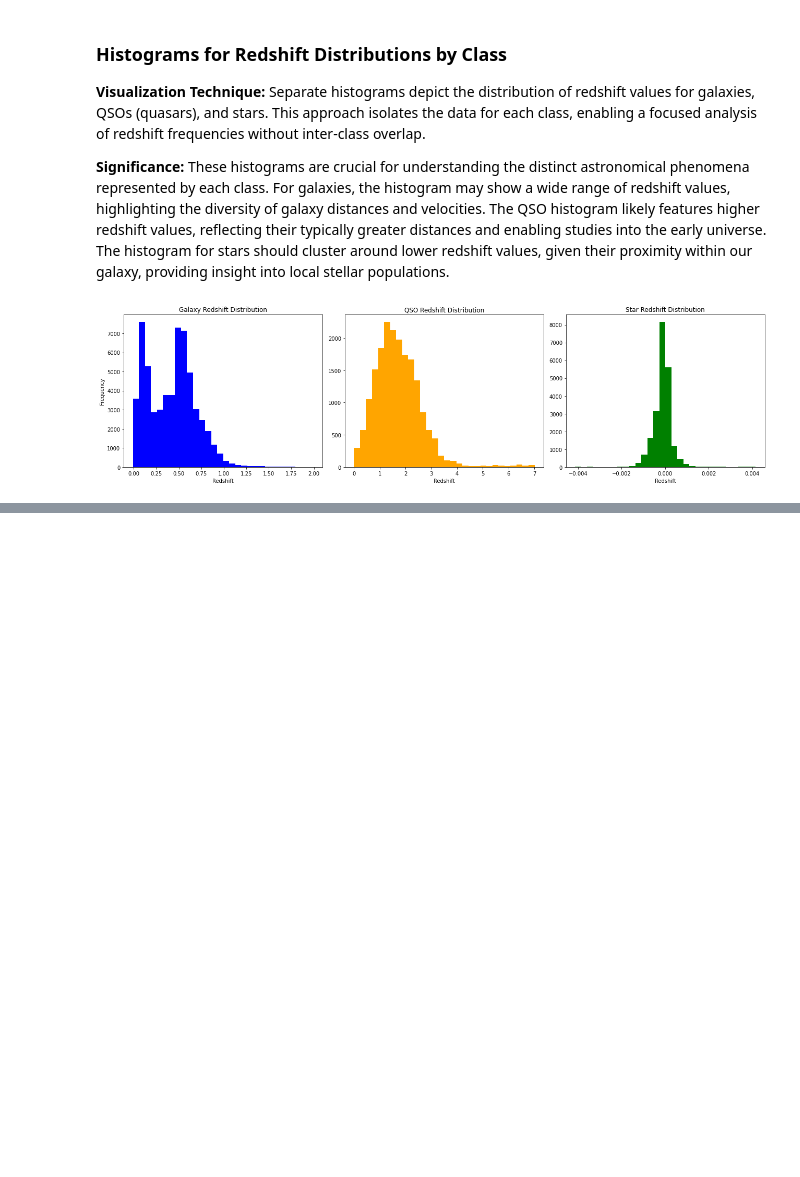
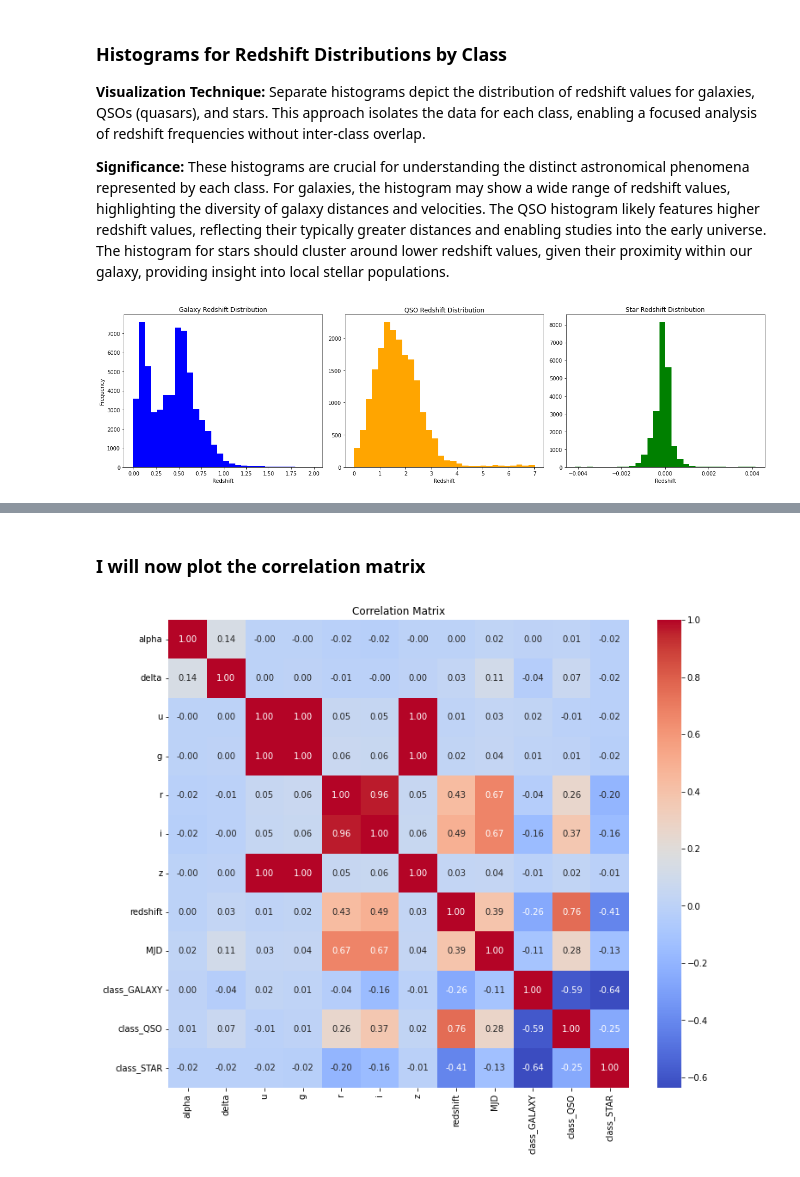
Before and after one commit to Antonello03/MachineLearning, a Jupyter notebook: Stellar_Classification_Project/model.ipynb, the cells around one changed output, grey strips where cells are left out. Saved outputs shown, nothing was run; the diff lists cells and outputs as text; code cells hidden in the pictures; blank space fills up the shorter version.

```diff
--- a/Stellar_Classification_Project/model.ipynb
+++ b/Stellar_Classification_Project/model.ipynb
@@ -216,0 +235,22 @@ plt.show()
+# %%
+pipeline_numerical = Pipeline([
+    ('scaler', StandardScaler())
+])
+
+pipeline_categorical = Pipeline([
+    ('hot', OneHotEncoder(drop=None, handle_unknown='ignore'))
+])
+
+pass_through_pipeline = Pipeline([
+    ('identity', 'passthrough')
+])
+
+final_transformation = ColumnTransformer(transformers=[
+    ('numerical', pipeline_numerical, ['alpha', 'delta', 'u', 'g', 'r', 'i', 'z', 'redshift', 'MJD']),
+    ('categorical', pipeline_categorical, ['class']),
+    ('pass', pass_through_pipeline, ['class']),
+],
+remainder='drop',
+verbose_feature_names_out=False,
+sparse_threshold=0
+)
@@ -216,0 +259,10 @@ plt.show()
+# %%
+array_transformed = final_transformation.fit_transform(df_dropped)
+array_transformed.shape
+
+one_hot_feature_names = final_transformation.named_transformers_['categorical'].get_feature_names_out()
+other_feature_names = ['alpha','delta','u', 'g', 'r', 'i', 'z', 'redshift', 'MJD']  # Replace with your actual numerical column names
+all_feature_names = other_feature_names + list(one_hot_feature_names) + ['class']
+
+df_transformed = pd.DataFrame(array_transformed, columns=all_feature_names)
+df_transformed.head()
@@ -216,0 +276,14 @@ plt.show()
+# %% [markdown]
+### I will now plot the correlation matrix
+# %%
+df_classdropped =  df_transformed.drop(columns=['class'])
+df_classdropped = df_classdropped.convert_dtypes()
+df_classdropped = df_classdropped.astype(float) #There was an issue with the conversion to df where datatypes were of type object and the corr matrix appeared empty
+corr_matrix = df_classdropped.corr()
+
+plt.figure(figsize=(12, 10))
+sns.heatmap(corr_matrix, annot=True, fmt=".2f", cmap='coolwarm')
+plt.title('Correlation Matrix')
+plt.show()
+# %% [output]
+[figure, added]
```
Also changed, not shown: parts of 9 cells of this notebook.
